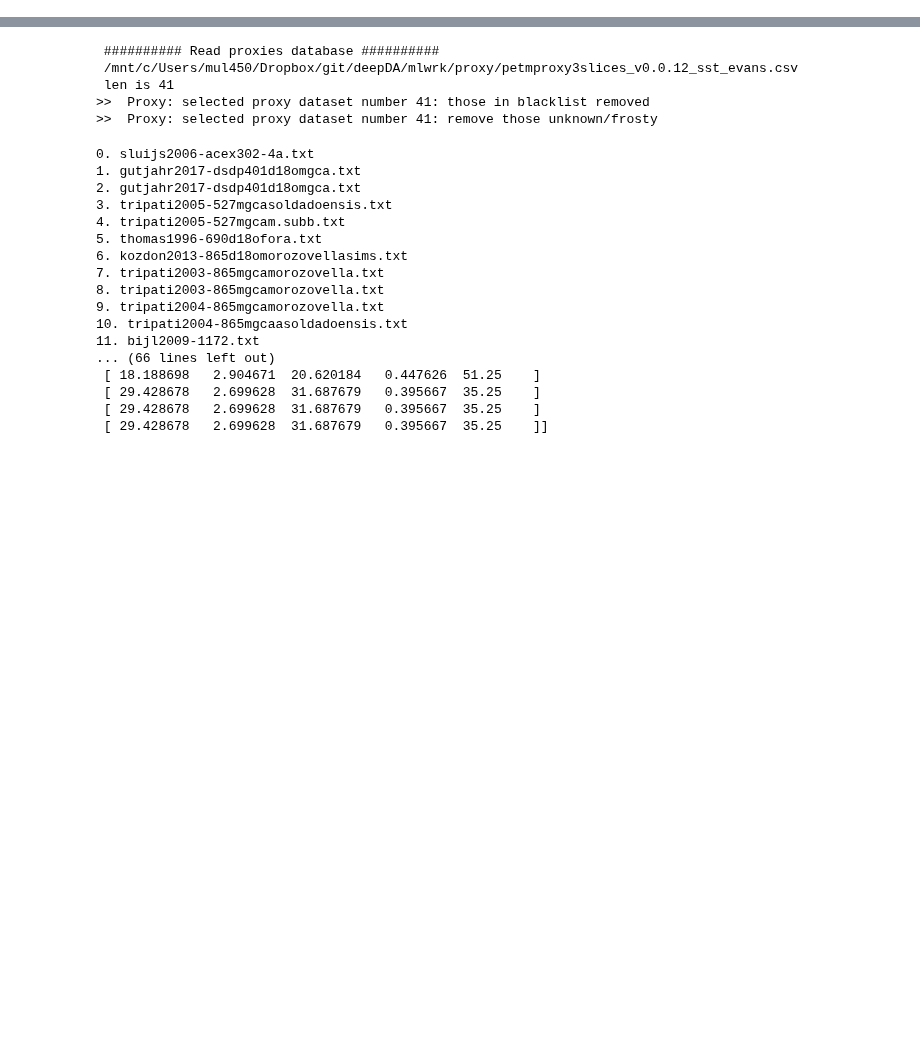
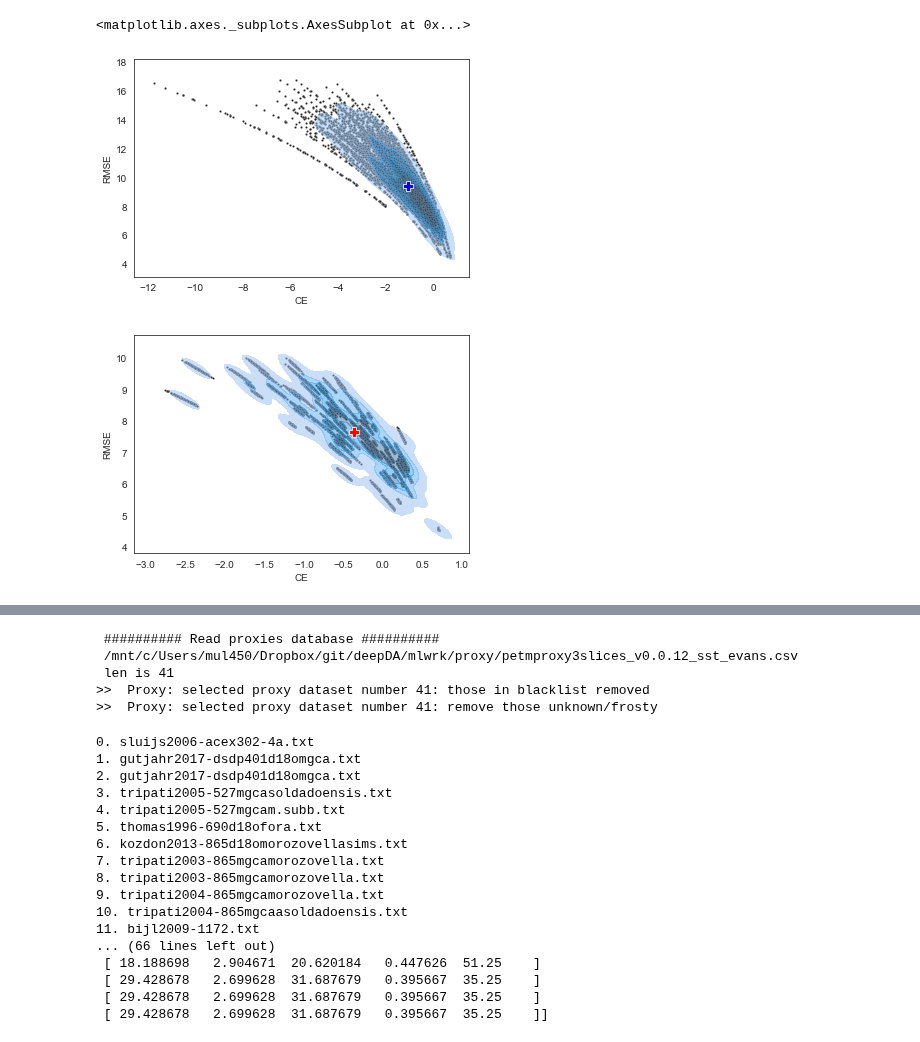
Before and after one commit to mingsongli/deepDA, a Jupyter notebook: verification/DeepDA_verify_TempUnit.ipynb, the cells around one changed output, grey strips where cells are left out. Drawn from its saved outputs; the diff is of its cells as text; code cells hidden in the pictures; blank space fills up the shorter version.

```diff
--- a/verification/DeepDA_verify_TempUnit.ipynb
+++ b/verification/DeepDA_verify_TempUnit.ipynb
@@ -321,0 +710,17 @@ print(Xb2d_prior_np.shape)
+# %%
+data3 = np.array([np.median(x),np.median(y)]).reshape((1,2))
+data4 = np.array([np.median(z),np.median(w)]).reshape((1,2))
+dfmedian1 = pandas.DataFrame(data=data3,columns=['CE','RMSE'])
+dfmedian2 = pandas.DataFrame(data=data4,columns=['CE','RMSE'])
+
+sns.scatterplot(data = dfxy, x="CE", y = "RMSE", s=5, color=".15")
+sns.kdeplot(data = dfxy, x="CE", y = "RMSE",fill=True, levels=5,alpha=.5)
+sns.scatterplot(data = dfmedian1, x="CE", y = "RMSE", s=100, color="b", marker='P')
+fig = plt.figure()
+sns.scatterplot(data = dfzw, x="CE", y = "RMSE", s=5, color=".15")
+sns.kdeplot(data = dfzw, x="CE", y = "RMSE",fill=True, levels=5,alpha=.5)
+sns.scatterplot(data = dfmedian2, x="CE", y = "RMSE", s=100, color="r", marker='P')
+# %% [output]
+<matplotlib.axes._subplots.AxesSubplot at 0x...>
+[figure, added]
+[figure, added]
```
Also changed, not shown: parts of 13 cells of this notebook, 14 other files.
